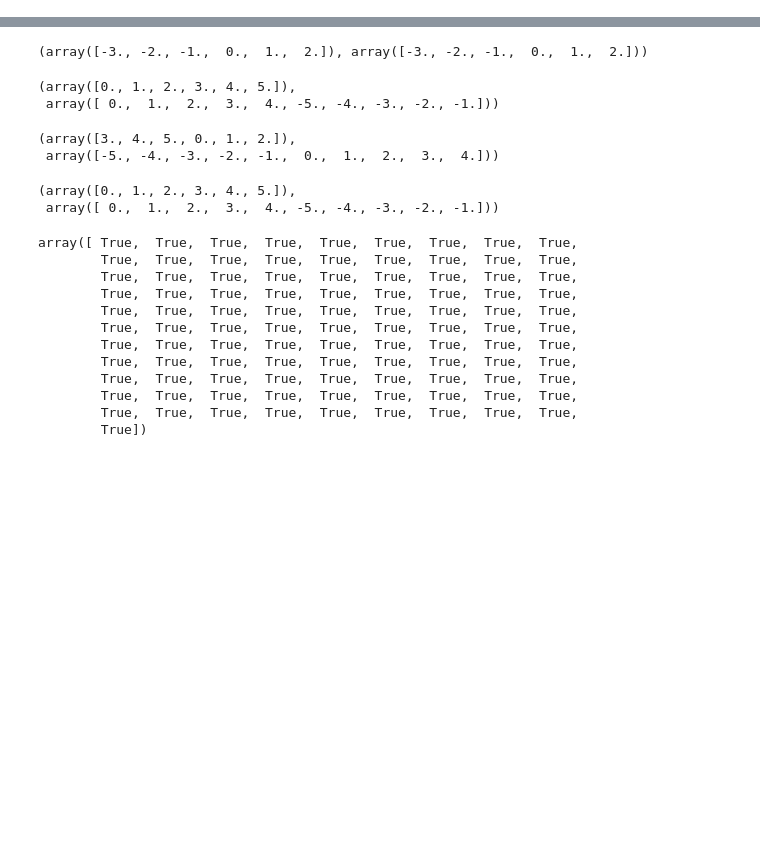
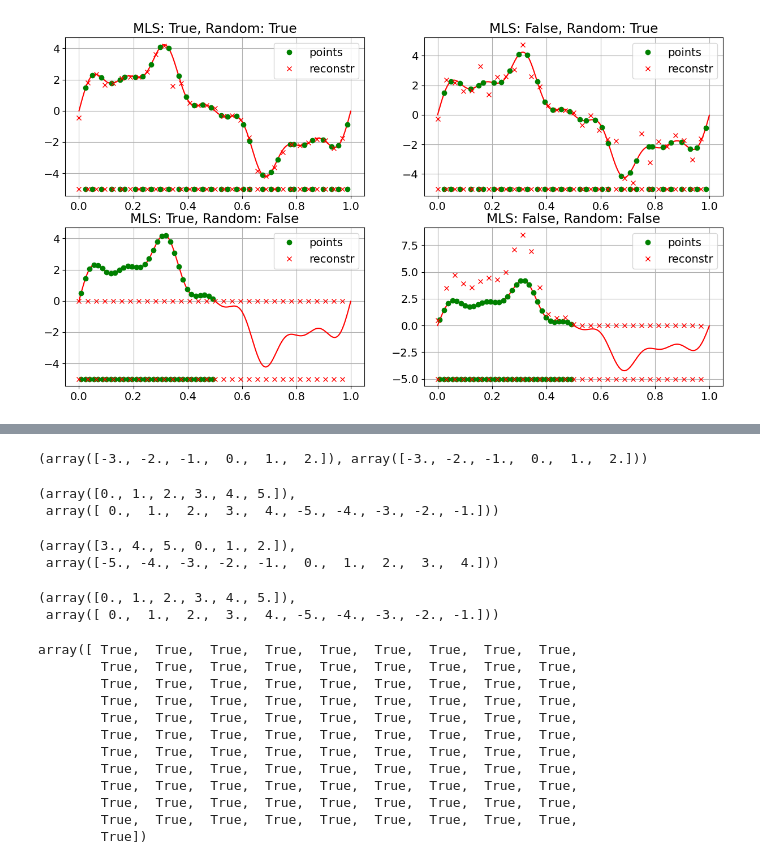
Before and after one commit to tumaer/ql-les-data, a Jupyter notebook: notebooks/filtering.ipynb, the cells around one changed output, grey strips where cells are left out. Saved outputs shown, nothing was run; the diff lists cells and outputs as text; code cells hidden in the pictures; blank space fills up the shorter version.

```diff
--- a/notebooks/filtering.ipynb
+++ b/notebooks/filtering.ipynb
@@ -19,2 +20,74 @@ from l3es.visualize import plot_views
 
 config.update("jax_enable_x64", True)
+# %%
+def dft1d(y_x, x_axis, L, dtype=np.complex128):
+    """Discrete Fourier Transform of a 1D signal."""
+    N = len(y_x)
+    k = np.fft.fftfreq(N, 1/N)  # array of frequency indices
+    y_k = np.zeros_like(k, dtype=dtype)
+    for i, k_i in enumerate(k):
+        # k*n/N -> k*x_i/L
+        y_k[i] = np.sum(y_x * np.exp(-2j * np.pi * k_i * x_axis / L))
+    return y_k  # complex valued
+
+def idft1d(y_k, x_axis, L):
+    """Inverse Discrete Fourier Transform of a 1D signal."""
+    N = len(y_k)
+    k = np.fft.fftfreq(N, 1/N)  # array of frequency indices
+    y_x = np.zeros_like(x_axis)
+    for i, x_i in enumerate(x_axis):
+        # k*n/N -> k*x_i/L
+        y_x[i] = np.real(np.sum(y_k * np.exp(2j * np.pi * k * x_i / L)))/N
+    return y_x  # real valued
+# %%
+# number of points
+N = 32
+L = 1  # code currently works only for L=1
+
+# signal
+def f(t):
+    return 3*np.sin(2*np.pi*t) + np.sin(2*np.pi*4*t) + 0.5*np.sin(2*np.pi*7*t)
+
+# sample signal on fine regular grid
+ts = 1.0/2000
+t = np.arange(0,1,ts)
+y = f(t)
+
+fig, axs = plt.subplots(2, 2, figsize=(15,8))
+
+for ax, is_mls, is_rand in zip(axs.flatten(), [True, False, True, False], [True, True, False, False]):
+    if is_rand:
+        # sample signal on coarse irregular grid
+        np.random.seed(0)
+        r_p = np.array((np.arange(N)/N + 1/N/2 + np.random.randn(N)/200))%1
+        y_p = f(r_p)
+        # interpolate from irregular grid with N points to regular grid with N points
+        r_interp = np.linspace(0, L, N, endpoint=False)[:,None]
+        if is_mls:
+            y_interp = mls_2nd_order(r_p, r_interp, y_p, 1, 1/N, 1, kernel_name="M4PrimeKernel")
+        else:
+            y_r_dft = dft1d(y_p, r_p, L)
+            y_interp = np.real(np.fft.ifft(y_r_dft))
+    else:
+        # from squeezed regular grid to normal grid
+        r_p = np.array((np.arange(N)/N/2 + 1/N/2/2))%1
+        y_p = f(r_p)
+        if is_mls:
+            # y_interp = mls_2nd_order(r_p, r_interp, y_p, 1, 1/N, 1, kernel_name="M4PrimeKernel")
+            y_interp = np.zeros_like(r_interp)
+        else:
+            y_r_dft = dft1d(y_p, r_p, L)
+            y_interp = np.real(np.fft.ifft(y_r_dft))
+
+    # plot
+    ax.plot(t, y, "r")
+    ax.plot(r_p, y_p, 'og', label='points')
+    ax.plot(r_interp, y_interp, "xr", label='reconstr')
+    # show distances along x-axis
+    ax.plot(r_p, np.ones_like(r_p)*(-5), 'og')
+    ax.plot(r_interp, np.ones_like(r_interp)*(-5), 'xr')
+    ax.set_title(f"MLS: {is_mls}, Random: {is_rand}")
+    ax.grid()
+    ax.legend()
+# %% [output]
+[figure, added]
```
Also changed, not shown: parts of 4 cells of this notebook, 14 other files.
